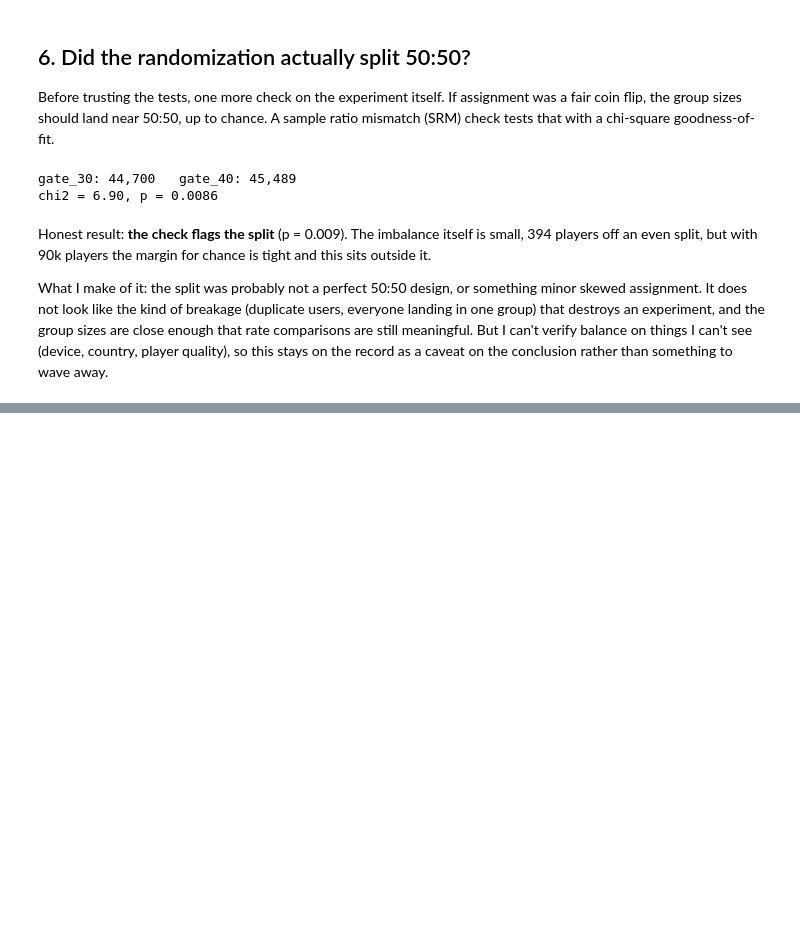
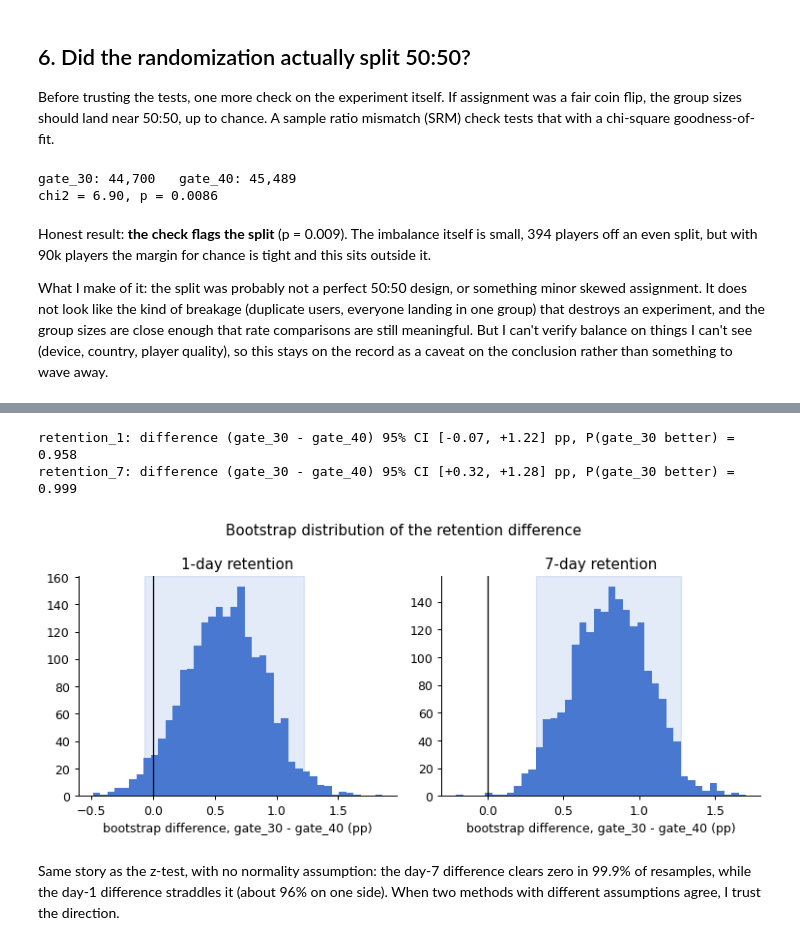
Before and after one commit to divsvash/ab-testing, a Jupyter notebook: cookie_cats_ab_test.ipynb, the cells around one changed output, grey strips where cells are left out. Cells and saved outputs as stored; diff of their text form; code cells hidden in the pictures; blank space fills up the shorter version.

Commit message:
add bootstrap cross-check and power analysis

```diff
--- a/cookie_cats_ab_test.ipynb
+++ b/cookie_cats_ab_test.ipynb
@@ -247,0 +252,36 @@ What I make of it: the split was probably not a perfect 50:50 design, or somethi
+# %%
+rng = np.random.default_rng(7)
+B = 2000
+boot = {}
+for metric in ['retention_1', 'retention_7']:
+    a = df.loc[df['version'] == 'gate_30', metric].to_numpy(dtype=float)
+    b = df.loc[df['version'] == 'gate_40', metric].to_numpy(dtype=float)
+    diffs = np.empty(B)
+    for i in range(B):
+        diffs[i] = (a[rng.integers(0, len(a), len(a))].mean()
+                    - b[rng.integers(0, len(b), len(b))].mean())
+    boot[metric] = diffs
+    lo, hi = np.percentile(diffs, [2.5, 97.5])
+    print(f'{metric}: difference (gate_30 - gate_40) 95% CI [{lo*100:+.2f}, {hi*100:+.2f}] pp, '
+          f'P(gate_30 better) = {(diffs > 0).mean():.3f}')
+# %% [output]
+retention_1: difference (gate_30 - gate_40) 95% CI [-0.07, +1.22] pp, P(gate_30 better) = 0.958
+retention_7: difference (gate_30 - gate_40) 95% CI [+0.32, +1.28] pp, P(gate_30 better) = 0.999
+# %%
+fig, axes = plt.subplots(1, 2, figsize=(8.5, 3.8))
+for ax, metric, title in zip(axes, ['retention_1', 'retention_7'],
+                             ['1-day retention', '7-day retention']):
+    d = boot[metric] * 100
+    ax.hist(d, bins=40, color='#4878d0')
+    lo, hi = np.percentile(d, [2.5, 97.5])
+    ax.axvline(0, color='black', linewidth=1)
+    ax.axvspan(lo, hi, alpha=0.15, color='#4878d0')
+    ax.set_title(title)
+    ax.set_xlabel('bootstrap difference, gate_30 - gate_40 (pp)')
+fig.suptitle('Bootstrap distribution of the retention difference')
+fig.tight_layout()
+plt.show()
+# %% [output]
+[figure, added]
+# %% [markdown]
+Same story as the z-test, with no normality assumption: the day-7 difference clears zero in 99.9% of resamples, while the day-1 difference straddles it (about 96% on one side). When two methods with different assumptions agree, I trust the direction.
```
Also changed, not shown: parts of 4 cells of this notebook.
